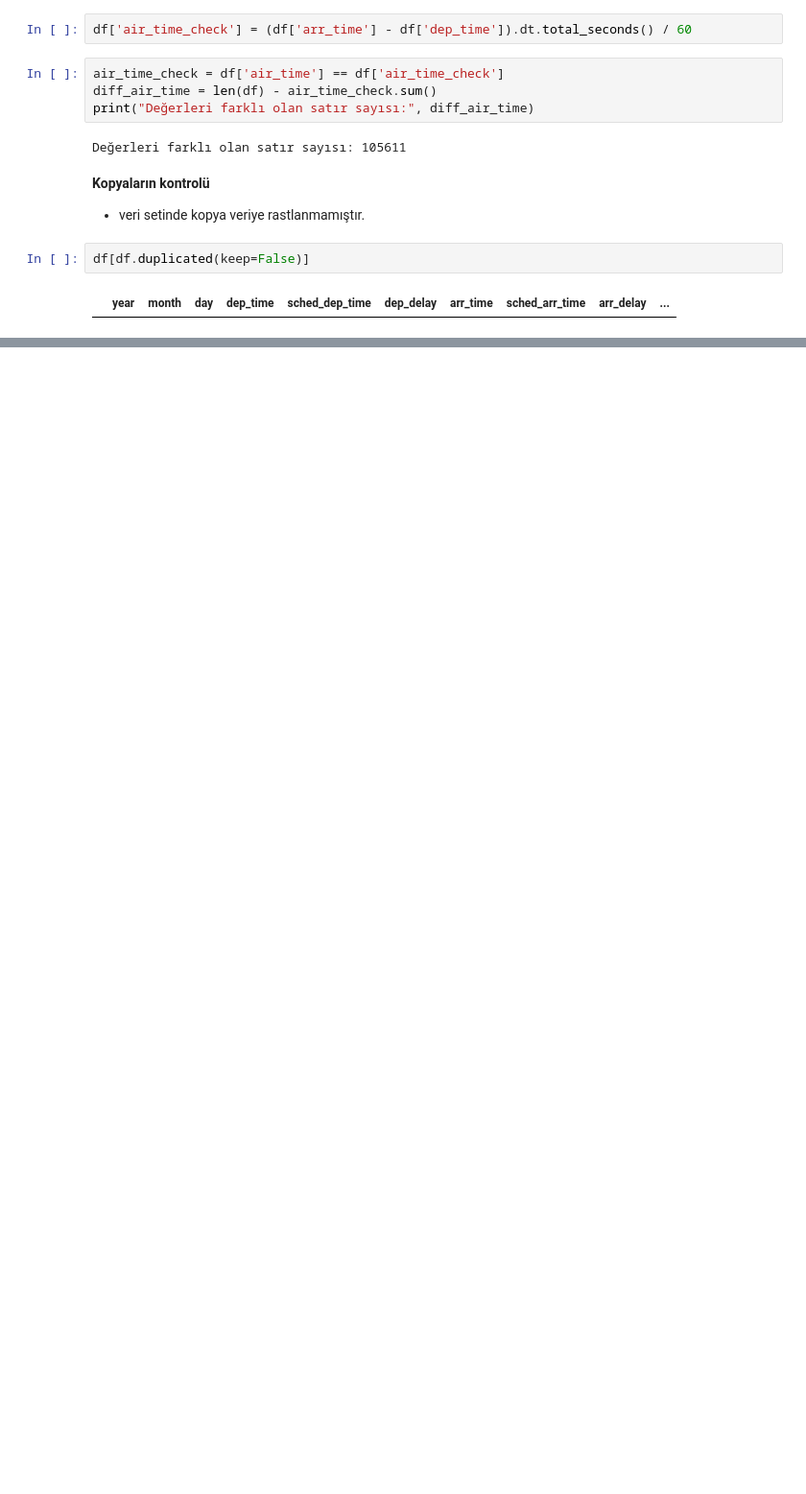
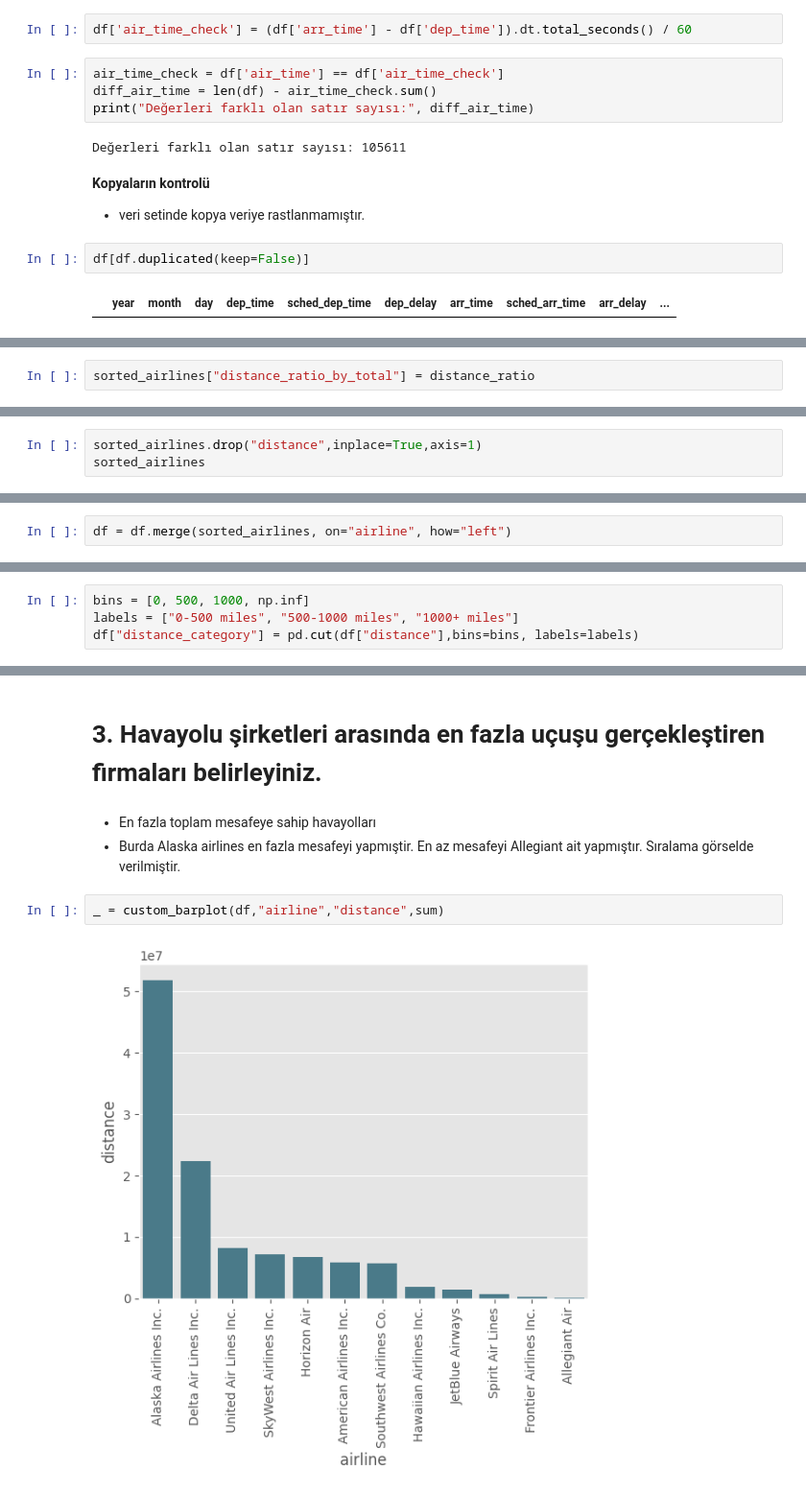
Before and after one commit to kntvrl/flights_project, a Jupyter notebook: project_notebook_ds.ipynb, the cells around one changed output, grey strips where cells are left out. Shown at 96% size. Drawn from its saved outputs; the diff is of its cells as text; blank space fills up the shorter version.

```diff
--- a/project_notebook_ds.ipynb
+++ b/project_notebook_ds.ipynb
@@ -556,0 +746,2 @@ df.head(3)
+# %%
+sorted_airlines["distance_ratio_by_total"] = distance_ratio
@@ -556,0 +772,3 @@ df.head(3)
+# %%
+sorted_airlines.drop("distance",inplace=True,axis=1)
+sorted_airlines
@@ -556,0 +791,2 @@ df.head(3)
+# %%
+df = df.merge(sorted_airlines, on="airline", how="left")
@@ -556,0 +829,4 @@ df.head(3)
+# %%
+bins = [0, 500, 1000, np.inf]
+labels = ["0-500 miles", "500-1000 miles", "1000+ miles"]
+df["distance_category"] = pd.cut(df["distance"],bins=bins, labels=labels)
@@ -556,0 +852,9 @@ df.head(3)
+# %% [markdown]
+# 3.	Havayolu şirketleri arasında en fazla uçuşu gerçekleştiren firmaları belirleyiniz.
+# %% [markdown]
+- En fazla toplam mesafeye sahip havayolları
+- Burda Alaska airlines en fazla mesafeyi yapmıştir. En az mesafeyi Allegiant ait yapmıştır. Sıralama görselde verilmiştir.
+# %%
+_ = custom_barplot(df,"airline","distance",sum)
+# %% [output]
+[figure, added]
```
Also changed, not shown: parts of 73 cells of this notebook.
